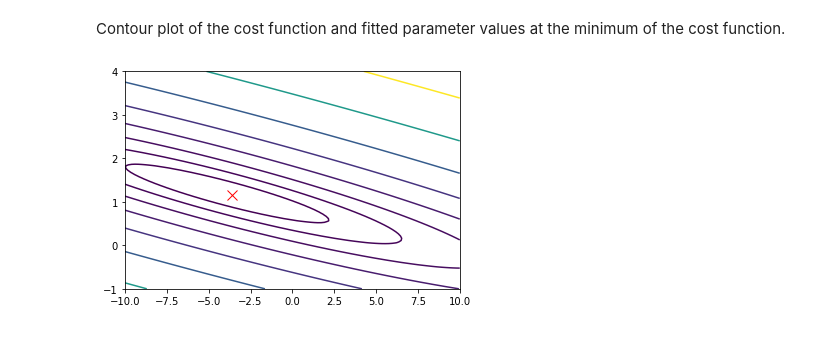
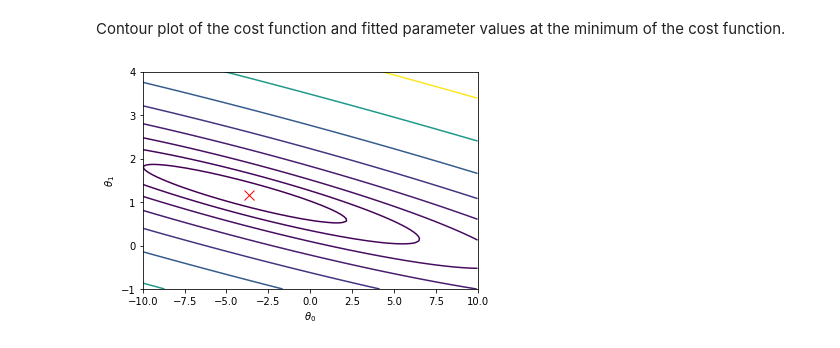
Before and after one commit to jackgill/coursera-machine-learning, a Jupyter notebook: machine-learning-ex1/ex1/ex1.ipynb, the cells around one changed output. Drawn from its saved outputs; the diff is of its cells as text; code cells hidden in the pictures.

```diff
--- a/machine-learning-ex1/ex1/ex1.ipynb
+++ b/machine-learning-ex1/ex1/ex1.ipynb
@@ -24,9 +24,9 @@ Consider a company which operates food trucks in multiple cities, and wishes to
 # %%
 import pandas as pd
 
-data = pd.read_csv('ex1data1.txt', header=None, names=['Population', 'Profit'])
-display(data.info())
-data.head()
+data1 = pd.read_csv('ex1data1.txt', header=None, names=['Population', 'Profit'])
+display(data1.info())
+data1.head()
 # %% [output]
 <class 'pandas.core.frame.DataFrame'>
 RangeIndex: 97 entries, 0 to 96
@@ -83,8 +83,8 @@ array([[ 0.],
 Note that we prepend a column of ones to the array of feature vectors to account for the bias term in the model.
 # %%
 m = len(data)
-X = np.stack([np.ones(m), data['Population']], axis=1)
-y = data['Profit'].values.reshape(-1, 1) # Want a column vector, not a row vector
+X = np.stack([np.ones(m), data1['Population']], axis=1)
+y = data1['Profit'].values.reshape(-1, 1) # Want a column vector, not a row vector
 display(X.shape)
 display(y.shape)
 # %% [output]
@@ -105,19 +105,17 @@ Implement the gradient descent algorithm to obtain the fitted parameter vector.
 
 $\theta_{j} = \theta_{j} - \alpha \frac{1}{m} \sum\limits_{i=0}^{m} (h_{\theta}(x^{i}) - y^{i}) x_{j}^{i}$
 # %%
-iterations = 1500
-alpha = 0.01
-
-J_history = np.zeros(iterations)
-
 def gradient_descent(X, y, theta, alpha, iterations):
+    J_history = np.zeros(iterations)
     for i in range(iterations):
         theta = theta - alpha * (1 / m) * ((X @ theta - y) * X).sum(axis=0).reshape(-1, 1);
         J_history[i] = compute_cost(X, y, theta);
-    return theta
+    return theta, J_history
 
+iterations = 1500
+alpha = 0.01
 theta = np.zeros(2).reshape(-1, 1) # Re-initialize theta to default values
-theta = gradient_descent(X, y, theta, alpha, iterations)
+theta, J_history = gradient_descent(X, y, theta, alpha, iterations)
 theta
 # %% [output]
 array([[-3.63029144],
@@ -202,7 +200,9 @@ ax.plot_surface(t0, t1, J_vals.T, cmap='jet');
 # %% [markdown]
 Contour plot of the cost function and fitted parameter values at the minimum of the cost function.
 # %%
+plt.xlabel(r'$\theta_{0}$')
+plt.ylabel(r'$\theta_{1}$')
 plt.plot(theta[0][0], theta[1][0], 'rx', markersize=10)
 plt.contour(t0, t1, J_vals.T, np.logspace(-2, 3, 20));
 # %% [output]
-[figure, old version]
+[figure, new version]
```
Also changed, not shown: parts of 20 cells of this notebook.
